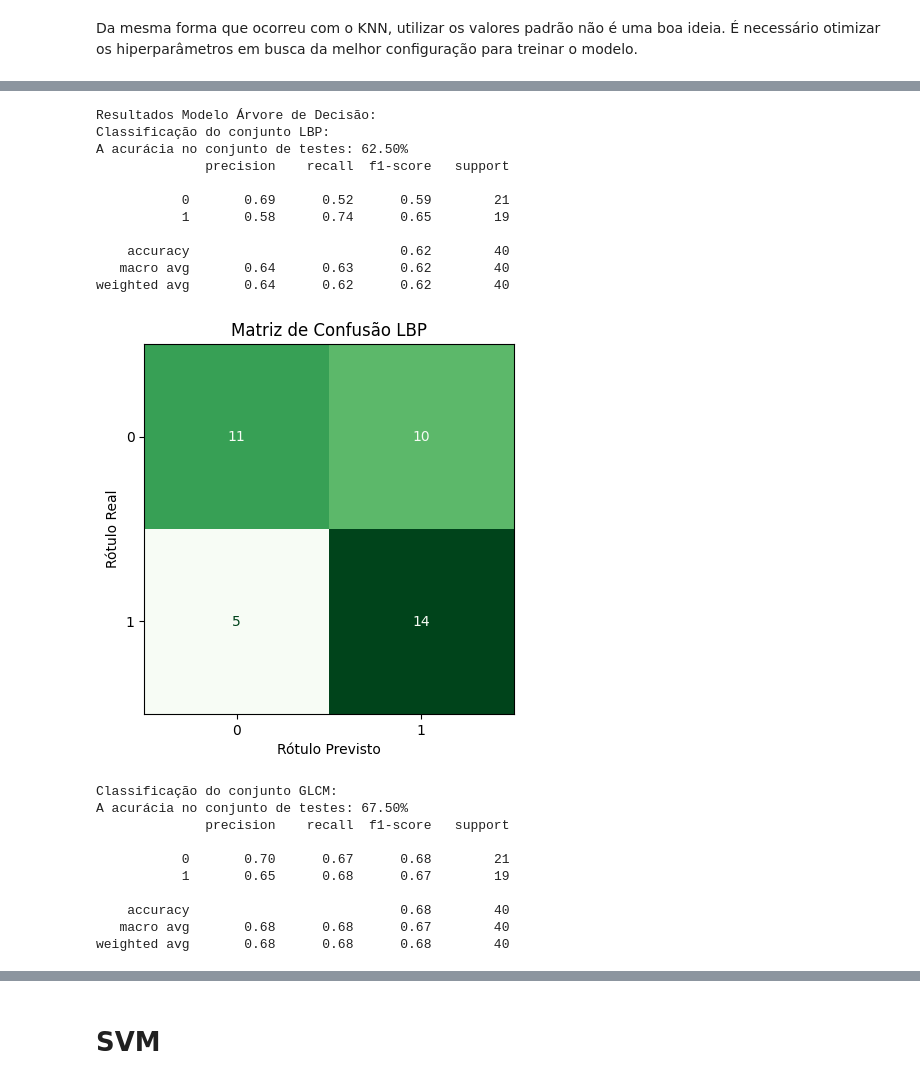
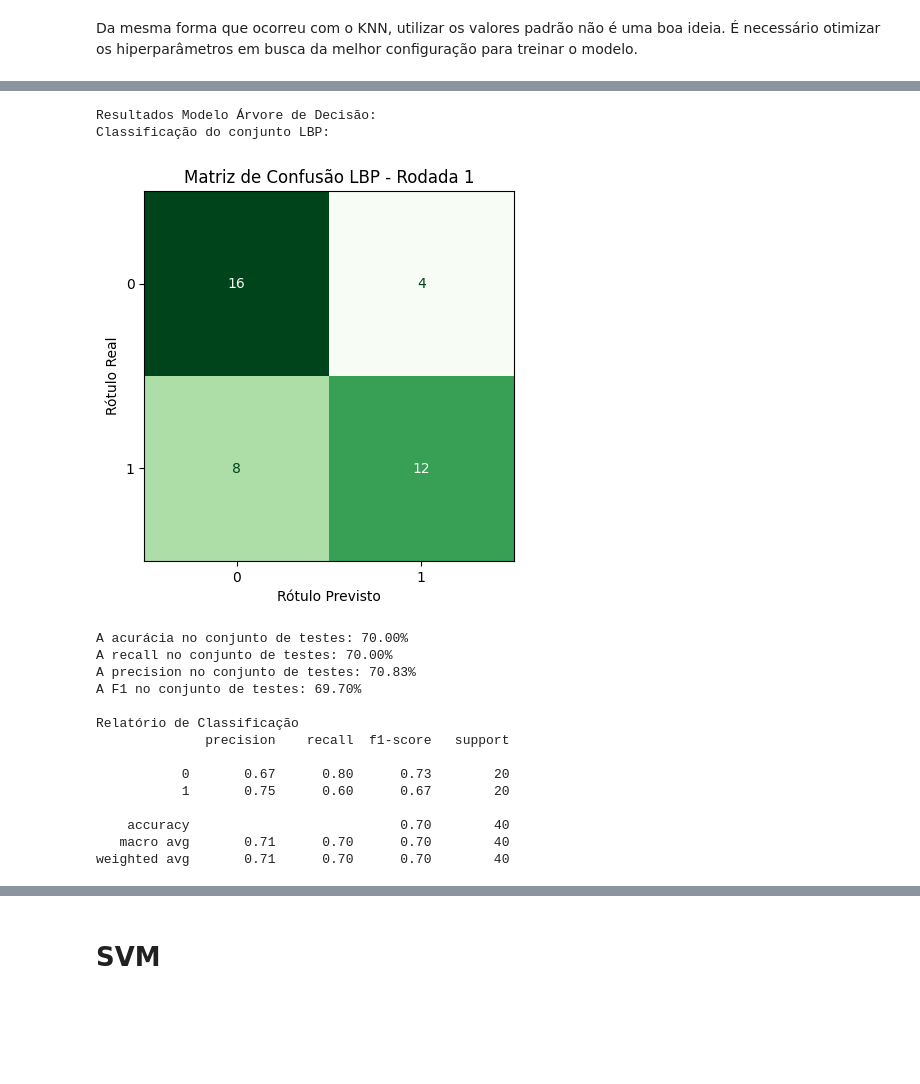
Before and after one commit to afmireski/images_classificator, a Jupyter notebook: main.ipynb, the cells around one changed output, grey strips where cells are left out. Saved outputs shown, nothing was run; the diff lists cells and outputs as text; code cells hidden in the pictures; blank space fills up the shorter version.

```diff
--- a/main.ipynb
+++ b/main.ipynb
@@ -816,60 +698,70 @@ Melhor combinação de parâmetros:
 # %%
 # Classificando o conjunto de testes
-[dt_lbp, _, _] = tuned_dt_lbp
-[dt_glcm, _, _] = tuned_dt_glcm
-[dt_lpq, _, _] = tuned_dt_lpq
-[dt_lbp_glcm, _, _] = tuned_dt_lbp_glcm
-[dt_lbp_lpq, _, _] = tuned_dt_lbp_lpq
-[dt_glcm_lpq, _, _] = tuned_dt_glcm_lpq
-[dt_lbp_glcm_lpq, _, _] = tuned_dt_lbp_glcm_lpq
 
+def predict_dt(dt, X, y, title=""):
+    skf = StratifiedKFold(n_splits=K_FOLDS, shuffle=True, random_state=42)
+    metrics = ([], [], [], [])
+    rodada = 1
+    for train_index, test_index in skf.split(X, y):
+        X_train, X_test = X[train_index], X[test_index]
+        y_train, y_test = y[train_index], y[test_index]
 
-def predict_svm(dt, X, y, title=""):
-    predict = dt.predict(X)
+        dt.fit(X_train, y_train)
 
-    show_predict_infos(y, predict, title=title, cmap="Greens")
+        predict = dt.predict(X_test)
+
+        accuracy, f1, recall, precision = show_predict_infos(y_test, predict, title=f"{title} - Rodada {rodada}", cmap="Greens")
+
+        metrics[0].append(accuracy)
+        metrics[1].append(f1)
+        metrics[2].append(recall)
+        metrics[3].append(precision)
+
+        rodada+=1
+
+    print(f"Avaliação do modelo {title}:")
+    print("Acurácia: %.2f +- %.2f" % (np.mean(metrics[0]), np.std(metrics[0])))
+    print("F1: %.2f +- %.2f" % (np.mean(metrics[1]), np.std(metrics[1])))
+    print("Recall: %.2f +- %.2f" % (np.mean(metrics[2]), np.std(metrics[2])))
+    print("Precisão: %.2f +- %.2f" % (np.mean(metrics[3]), np.std(metrics[3])))
+    print("====================================\n\n")
 
 print("Resultados Modelo Árvore de Decisão:")
 print("Classificação do conjunto LBP:")
-predict_svm(dt_lbp, set_lbp[2][0], set_lbp[2][1], title="LBP")
+predict_dt(base_dt, set_lbp[0], set_lbp[1], title="LBP")
 
 print("Classificação do conjunto GLCM:")
-predict_svm(dt_glcm, set_glcm[2][0], set_glcm[2][1], title="GLCM")
+predict_dt(base_dt, set_glcm[0], set_glcm[1], title="GLCM")
 
 print("Classificação do conjunto LPQ:")
-predict_svm(dt_lpq, set_lpq[2][0], set_lpq[2][1], title="LPQ")
+predict_dt(base_dt, set_lpq[0], set_lpq[1], title="LPQ")
 
 print("Classificação do conjunto LBP+GLCM:")
-predict_svm(dt_lbp_glcm, set_lbp_glcm[2][0], set_lbp_glcm[2][1], title="LBP+GLCM")
+predict_dt(base_dt, set_lbp_glcm[0], set_lbp_glcm[1], title="LBP+GLCM")
 
 print("Classificação do conjunto LBP+LPQ:")
-predict_svm(dt_lbp_lpq, set_lbp_lpq[2][0], set_lbp_lpq[2][1], title="LBP+LPQ")
+predict_dt(base_dt, set_lbp_lpq[0], set_lbp_lpq[1], title="LBP+LPQ")
 
 print("Classificação do conjunto GLCM+LPQ:")
-predict_svm(dt_glcm_lpq, set_glcm_lpq[2][0], set_glcm_lpq[2][1], title="GLCM+LPQ")
+predict_dt(base_dt, set_glcm_lpq[0], set_glcm_lpq[1], title="GLCM+LPQ")
 
 print("Classificação do conjunto LBP+GLCM+LPQ:")
-predict_svm(dt_lbp_glcm_lpq, set_lbp_glcm_lpq[2][0], set_lbp_glcm_lpq[2][1], title="LBP+GLCM+LPQ")
+predict_dt(base_dt, set_lbp_glcm_lpq[0], set_lbp_glcm_lpq[1], title="LBP+GLCM+LPQ")
 # %% [output]
 Resultados Modelo Árvore de Decisão:
 Classificação do conjunto LBP:
-A acurácia no conjunto de testes: 62.50%
-              precision    recall  f1-score   support
-
-           0       0.69      0.52      0.59        21
-           1       0.58      0.74      0.65        19
-
-    accuracy                           0.62        40
-   macro avg       0.64      0.63      0.62        40
-weighted avg       0.64      0.62      0.62        40
-[figure, old version]
+[figure, new version]
-Classificação do conjunto GLCM:
-A acurácia no conjunto de testes: 67.50%
+A acurácia no conjunto de testes: 70.00%
+A recall no conjunto de testes: 70.00%
+A precision no conjunto de testes: 70.83%
+A F1 no conjunto de testes: 69.70%
+
+Relatório de Classificação
               precision    recall  f1-score   support
 
-           0       0.70      0.67      0.68        21
-           1       0.65      0.68      0.67        19
+           0       0.67      0.80      0.73        20
+           1       0.75      0.60      0.67        20
 
-    accuracy                           0.68        40
-   macro avg       0.68      0.68      0.67        40
-weighted avg       0.68      0.68      0.68        40
+    accuracy                           0.70        40
+   macro avg       0.71      0.70      0.70        40
+weighted avg       0.71      0.70      0.70        40
```
Also changed, not shown: parts of 11 cells of this notebook.
